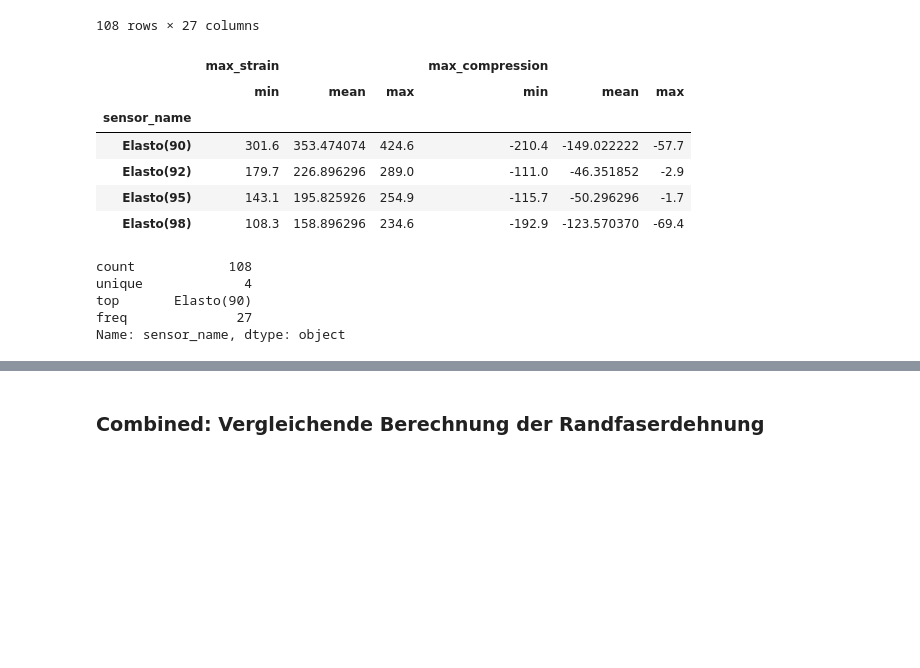
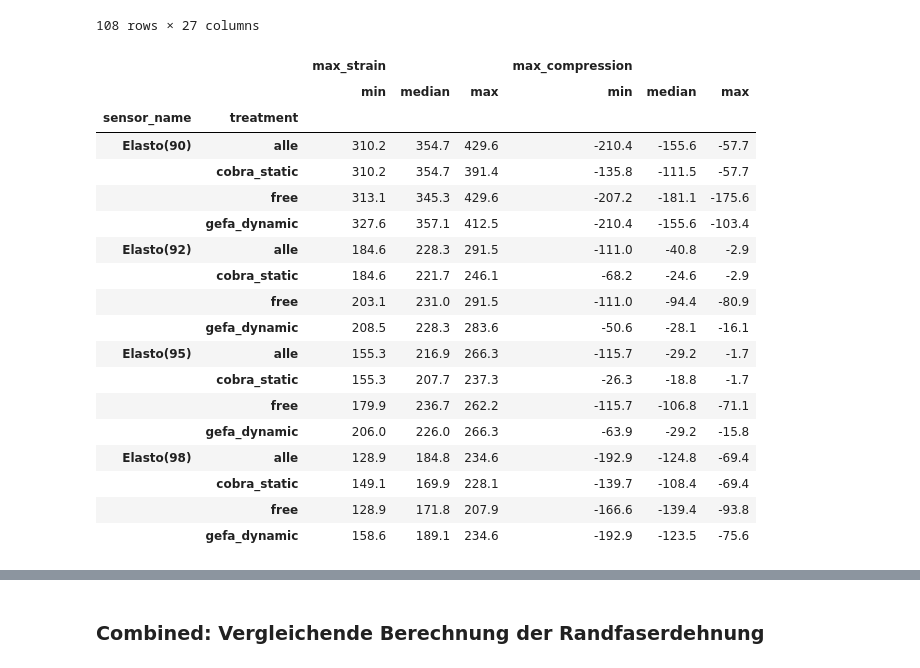
Before and after one commit to kyellsen/2023_Kronensicherung_Plesse_Kraefte_Schwingungen, a Jupyter notebook: 2023_Kronensicherung_Plesse_005_Combined_Analyse.ipynb, the cells around one changed output, grey strips where cells are left out. Saved outputs shown, nothing was run; the diff lists cells and outputs as text; code cells hidden in the pictures; blank space fills up the shorter version.

```diff
--- a/2023_Kronensicherung_Plesse_005_Combined_Analyse.ipynb
+++ b/2023_Kronensicherung_Plesse_005_Combined_Analyse.ipynb
@@ -287,29 +298,43 @@ df
 | 110 | 28 | 2022-03-23 17:04:51 | cobra_static | 2.0 | 1.95740 | 2.36 | Elasto(95) | ... |
 | 111 | 28 | 2022-03-23 17:04:51 | cobra_static | 2.0 | 1.95740 | 2.36 | Elasto(98) | ... |
 108 rows × 27 columns
-# %%
-# Gruppierung nach sensor_name, Berechnung ausgewählter Kennwerte
-group_stats = (
-    df
-    .groupby('sensor_name')[['max_strain', 'max_compression']]
-    .agg(['min', 'mean', 'max'])
-)
-
-group_stats
-# %% [output]
-|  | max_strain |  |  | max_compression |  |  |
-|  | min | mean | max | min | mean | max |
-| sensor_name |  |  |  |  |  |  |
-| Elasto(90) | 301.6 | 353.474074 | 424.6 | -210.4 | -149.022222 | -57.7 |
-| Elasto(92) | 179.7 | 226.896296 | 289.0 | -111.0 | -46.351852 | -2.9 |
-| Elasto(95) | 143.1 | 195.825926 | 254.9 | -115.7 | -50.296296 | -1.7 |
-| Elasto(98) | 108.3 | 158.896296 | 234.6 | -192.9 | -123.570370 | -69.4 |
-# %%
-df_summary = df["sensor_name"].describe()
-df_summary
-# %% [output]
-count            108
-unique             4
-top       Elasto(90)
-freq              27
-Name: sensor_name, dtype: object
+# %%
+# Gruppierung nach sensor_name und treatment
+group_stats = (
+    df.groupby(['sensor_name', 'treatment'], observed=True)[['max_strain', 'max_compression']]
+      .agg(['min', 'median', 'max',])
+)
+
+# Berechnung der "overall"-Kennwerte (nur gruppiert nach sensor_name)
+overall_stats = (
+    df.groupby('sensor_name', observed=True)[['max_strain', 'max_compression']]
+      .agg(['min', 'median', 'max'])
+)
+
+# Füge eine zusätzliche Ebene 'treatment' mit dem Label "overall" hinzu
+overall_stats['treatment'] = 'alle'
+overall_stats = overall_stats.set_index('treatment', append=True)
+
+# Zusammenführen der beiden Ergebnisse
+result = pd.concat([overall_stats, group_stats]).sort_index(level=['sensor_name', 'treatment'])
+result
+# %% [output]
+|  |  | max_strain |  |  | max_compression |  |  |
+|  |  | min | median | max | min | median | max |
+| sensor_name | treatment |  |  |  |  |  |  |
+| Elasto(90) | alle | 310.2 | 354.7 | 429.6 | -210.4 | -155.6 | -57.7 |
+|  | cobra_static | 310.2 | 354.7 | 391.4 | -135.8 | -111.5 | -57.7 |
+|  | free | 313.1 | 345.3 | 429.6 | -207.2 | -181.1 | -175.6 |
+|  | gefa_dynamic | 327.6 | 357.1 | 412.5 | -210.4 | -155.6 | -103.4 |
+| Elasto(92) | alle | 184.6 | 228.3 | 291.5 | -111.0 | -40.8 | -2.9 |
+|  | cobra_static | 184.6 | 221.7 | 246.1 | -68.2 | -24.6 | -2.9 |
+|  | free | 203.1 | 231.0 | 291.5 | -111.0 | -94.4 | -80.9 |
+|  | gefa_dynamic | 208.5 | 228.3 | 283.6 | -50.6 | -28.1 | -16.1 |
+| Elasto(95) | alle | 155.3 | 216.9 | 266.3 | -115.7 | -29.2 | -1.7 |
+|  | cobra_static | 155.3 | 207.7 | 237.3 | -26.3 | -18.8 | -1.7 |
+|  | free | 179.9 | 236.7 | 262.2 | -115.7 | -106.8 | -71.1 |
+|  | gefa_dynamic | 206.0 | 226.0 | 266.3 | -63.9 | -29.2 | -15.8 |
+| Elasto(98) | alle | 128.9 | 184.8 | 234.6 | -192.9 | -124.8 | -69.4 |
+|  | cobra_static | 149.1 | 169.9 | 228.1 | -139.7 | -108.4 | -69.4 |
+|  | free | 128.9 | 171.8 | 207.9 | -166.6 | -139.4 | -93.8 |
+|  | gefa_dynamic | 158.6 | 189.1 | 234.6 | -192.9 | -123.5 | -75.6 |
```
Also changed, not shown: parts of 11 cells of this notebook, 3 other files.
